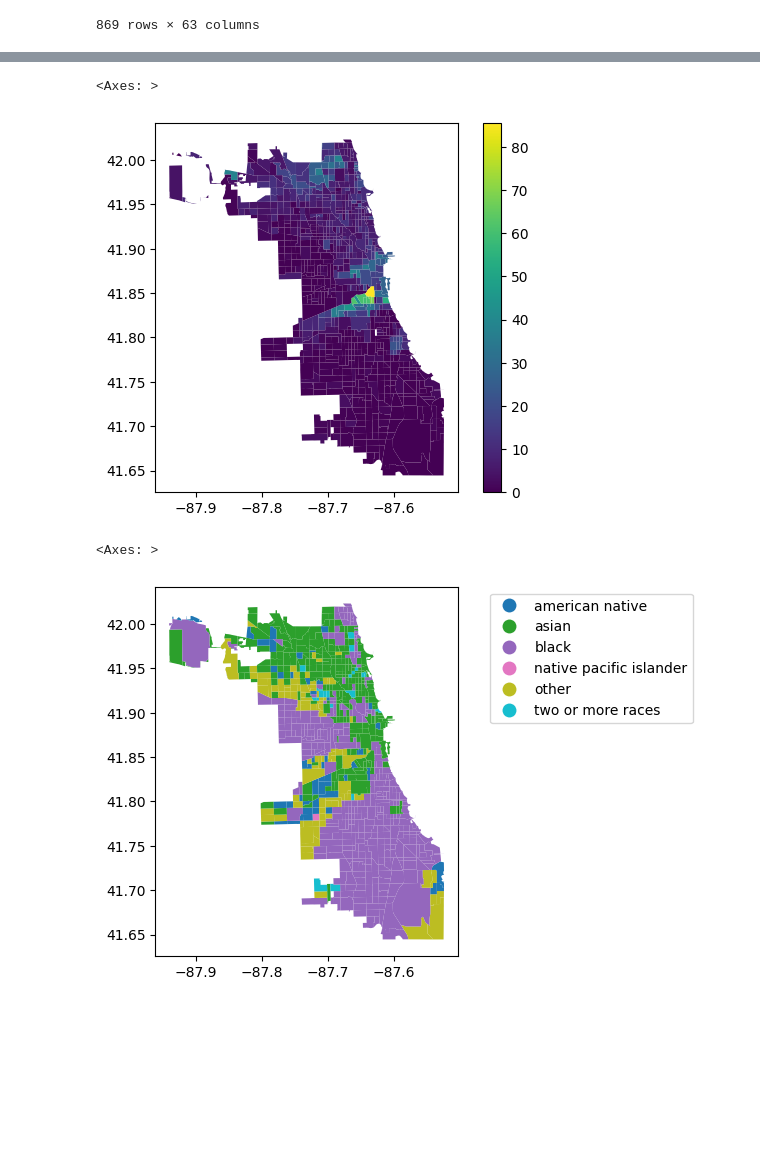
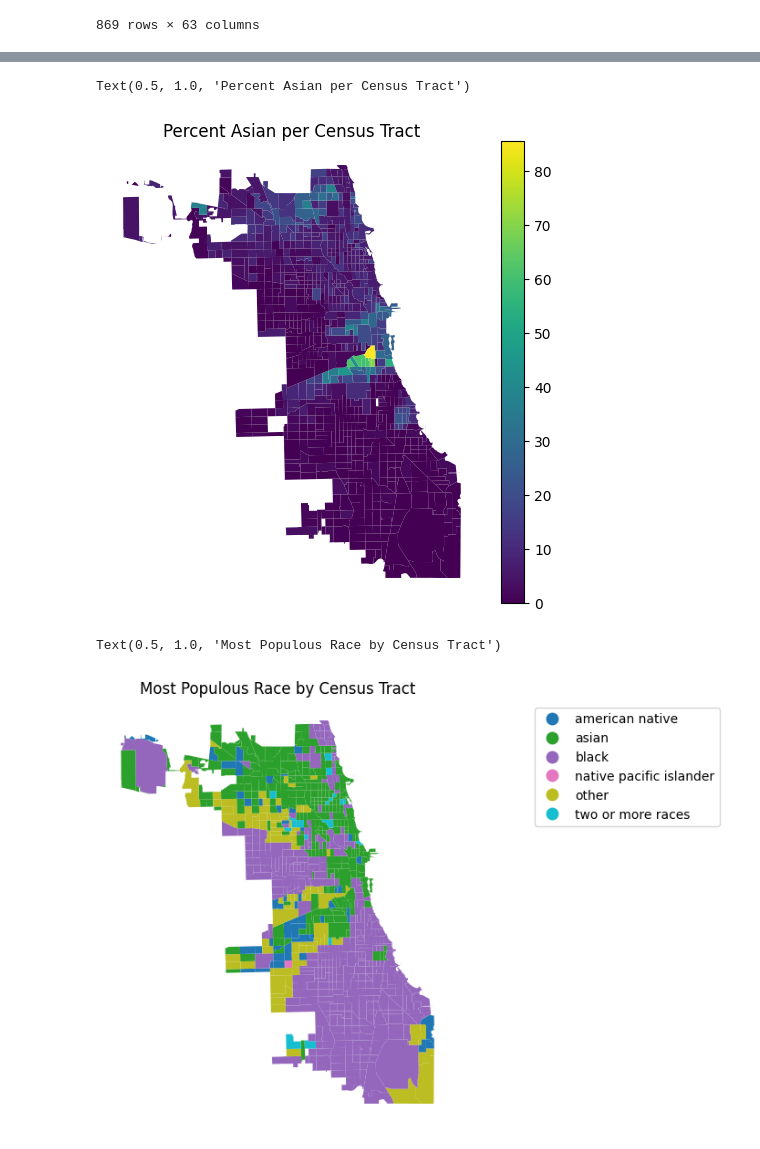
Before and after one commit to uchicago-dsi/cpl_project, a Jupyter notebook: can-summer-2023/rajvi_things/census data analysis/censusRaceAnalytics.ipynb, the cells around one changed output, grey strips where cells are left out. Drawn from its saved outputs; the diff is of its cells as text; code cells hidden in the pictures; blank space fills up the shorter version.

```diff
--- a/can-summer-2023/rajvi_things/census data analysis/censusRaceAnalytics.ipynb
+++ b/can-summer-2023/rajvi_things/census data analysis/censusRaceAnalytics.ipynb
@@ -56,18 +61,23 @@ blackRaceOnly.plot(column='percent black', legend=True)
 # %%
 asianRaceOnly = raceOnly.copy(deep=True)
 asianRaceOnly['percent asian'] = (asianRaceOnly['total population: asian alone']/asianRaceOnly['total population'])*100
 
 asianRaceOnly = gpd.GeoDataFrame(
     asianRaceOnly.loc[:, [c for c in asianRaceOnly.columns if c != "geometry"]],
     geometry=gpd.GeoSeries.from_wkt(asianRaceOnly["geometry"]),
     crs="epsg:4326",
     )
 
-plt.show()
-asianRaceOnly.plot(column='percent asian', legend=True)
+#plt.show()
+#asianRaceOnly.plot(column='percent asian', legend=True, )
+
+fig, ax = plt.subplots(1, figsize=(6, 6))
+asianRaceOnly.plot(column='percent asian', legend=True, ax=ax)
+ax.axis('off')
+ax.set_title('Percent Asian per Census Tract', fontdict={'fontsize': '12', 'fontweight' : '3'})
 # %% [output]
-<Axes: >
+Text(0.5, 1.0, 'Percent Asian per Census Tract')
-[figure, old version]
+[figure, new version]
 # %%
 populousRace = raceOnly.copy(deep=True)
 mostPopulousRace = []
@@ -101,8 +112,13 @@ populousRace = gpd.GeoDataFrame(
     crs="epsg:4326",
     )
 
-plt.show()
-populousRace.plot("most populous race", legend = True, legend_kwds={'bbox_to_anchor': (1.8, 1)})
+#plt.show()
+#populousRace.plot("most populous race", legend = True, legend_kwds={'bbox_to_anchor': (1.8, 1)})
+
+fig, ax = plt.subplots(1, figsize=(10, 6))
+populousRace.plot("most populous race", legend = True, legend_kwds={'bbox_to_anchor': (1.8, 1)}, ax=ax)
+ax.axis('off')
+ax.set_title('Most Populous Race by Census Tract', fontdict={'fontsize': '12', 'fontweight' : '3'})
 # %% [output]
-<Axes: >
+Text(0.5, 1.0, 'Most Populous Race by Census Tract')
-[figure, old version]
+[figure, new version]
```
Also changed, not shown: parts of 2 cells of this notebook, 1 other file.
